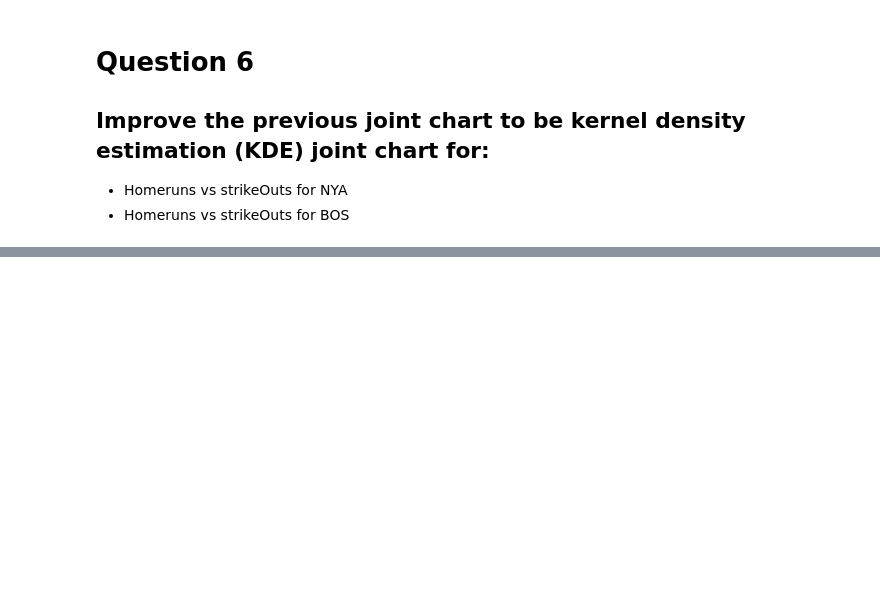
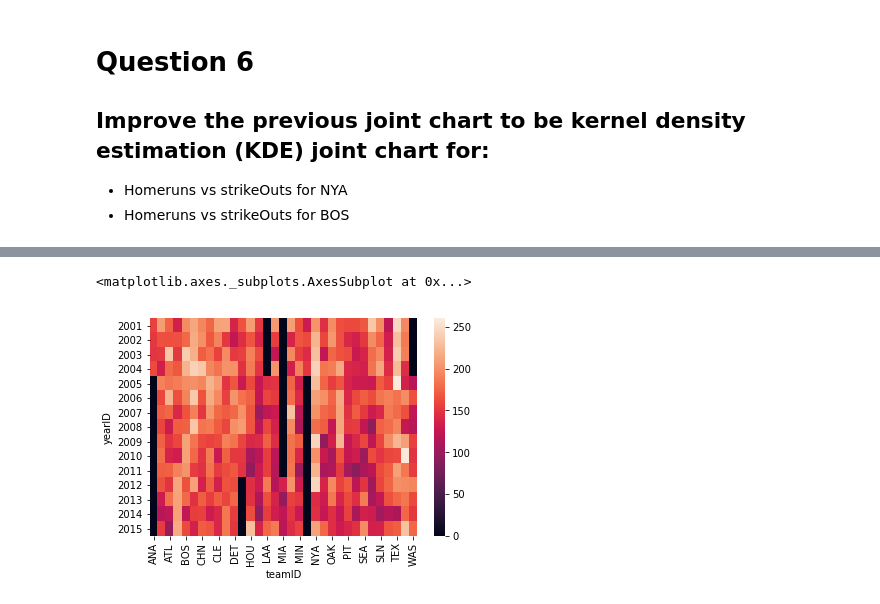
Before and after one commit to chirayukong/infsci2725-spring-2018, a Jupyter notebook: assignment-06/assignment-06.ipynb, the cells around one changed output, grey strips where cells are left out. Drawn from its saved outputs; the diff is of its cells as text; code cells hidden in the pictures; blank space fills up the shorter version.

```diff
--- a/assignment-06/assignment-06.ipynb
+++ b/assignment-06/assignment-06.ipynb
@@ -193,0 +189,5 @@ Plot df Homeruns vs Walks for OAK as a Hex joint chart.
+# %%
+sns.heatmap(team_homeruns_per_year_df)
+# %% [output]
+<matplotlib.axes._subplots.AxesSubplot at 0x...>
+[figure, added]
```
Also changed, not shown: parts of 9 cells of this notebook, 1 other file.
